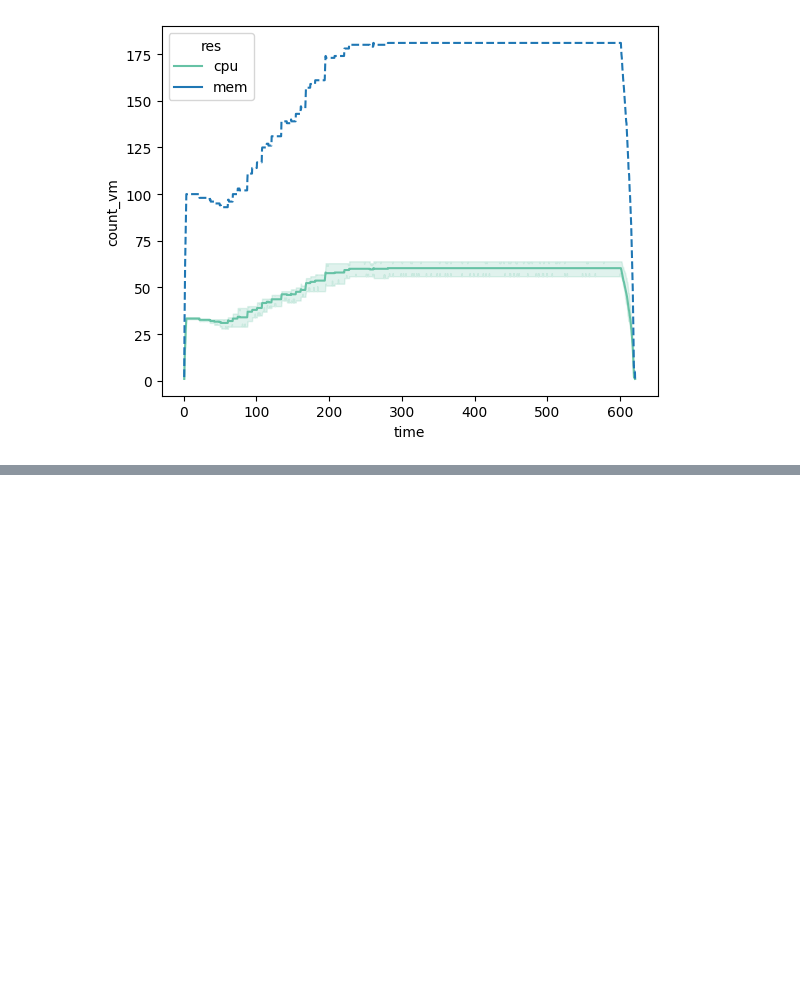
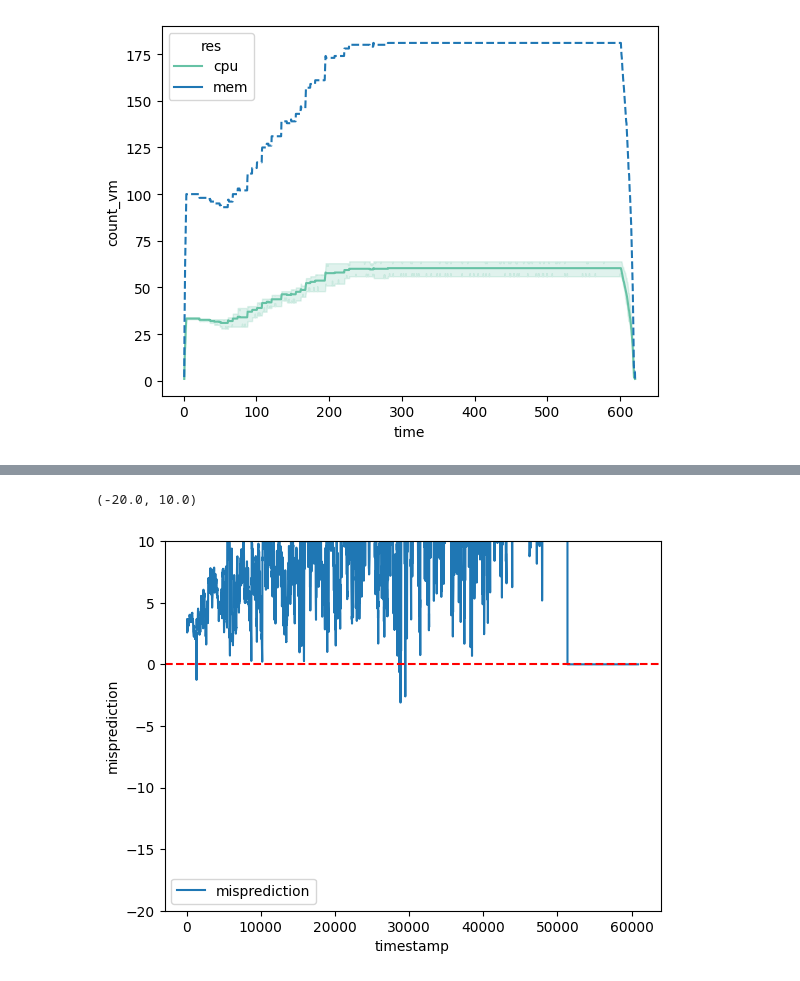
Before and after one commit to jacquetpi/VMSlack, a Jupyter notebook: investigation.ipynb, the cells around one changed output, grey strips where cells are left out. Cells and saved outputs as stored; diff of their text form; code cells hidden in the pictures; blank space fills up the shorter version.

```diff
--- a/investigation.ipynb
+++ b/investigation.ipynb
@@ -99,0 +121,9 @@ g_val = sns.lineplot(data=subsets_unarchived.loc[subsets_unarchived['res'] == 'm
+# %%
+predictor['misprediction'] = predictor['prediction'] - predictor['usage']
+g = sns.lineplot(data=predictor, x='timestamp', y='misprediction', label='misprediction')
+plt.axhline(y=0.0, color='r', linestyle='--')
+g.set_ylim(-20, 10)
+#g.set_xlim(0, 7200)
+# %% [output]
+(-20.0, 10.0)
+[figure, added]
```
Also changed, not shown: parts of 4 cells of this notebook, 3 other files.
